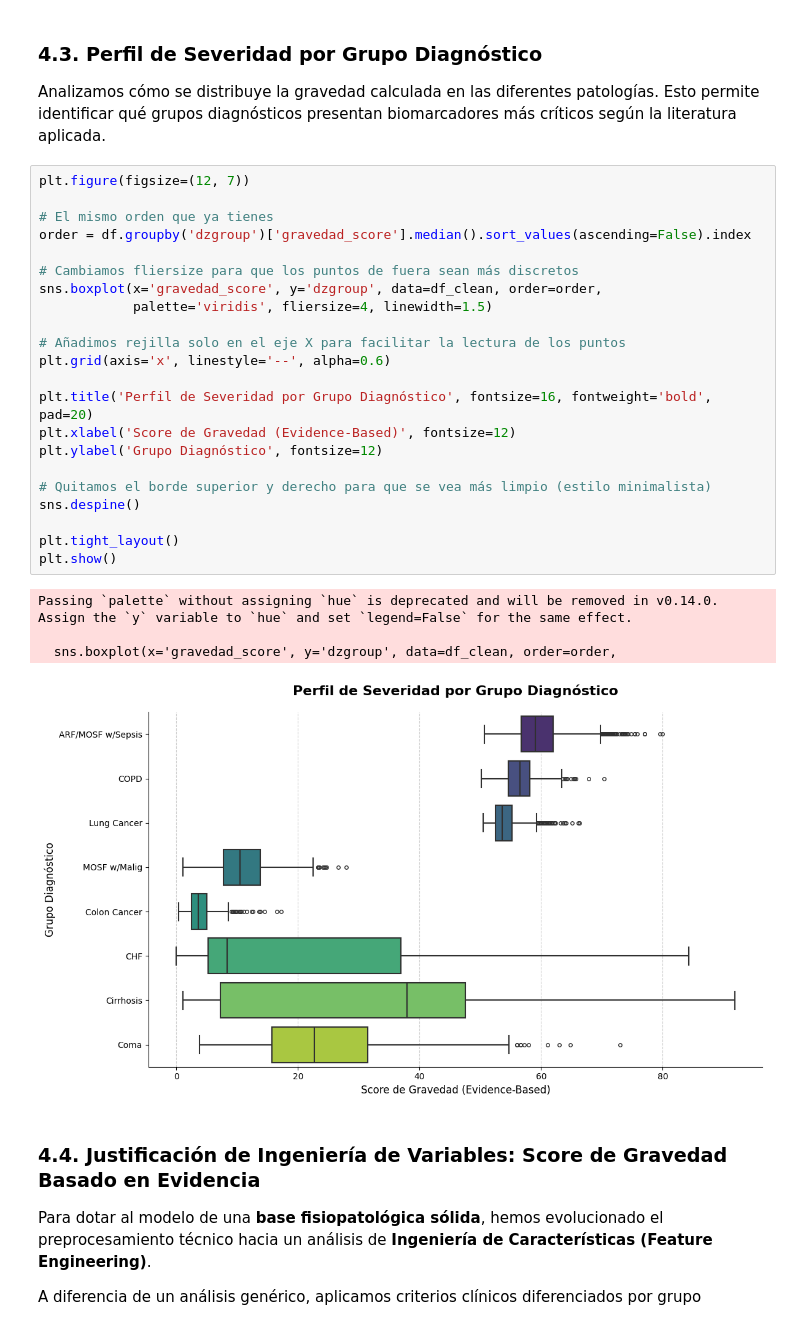
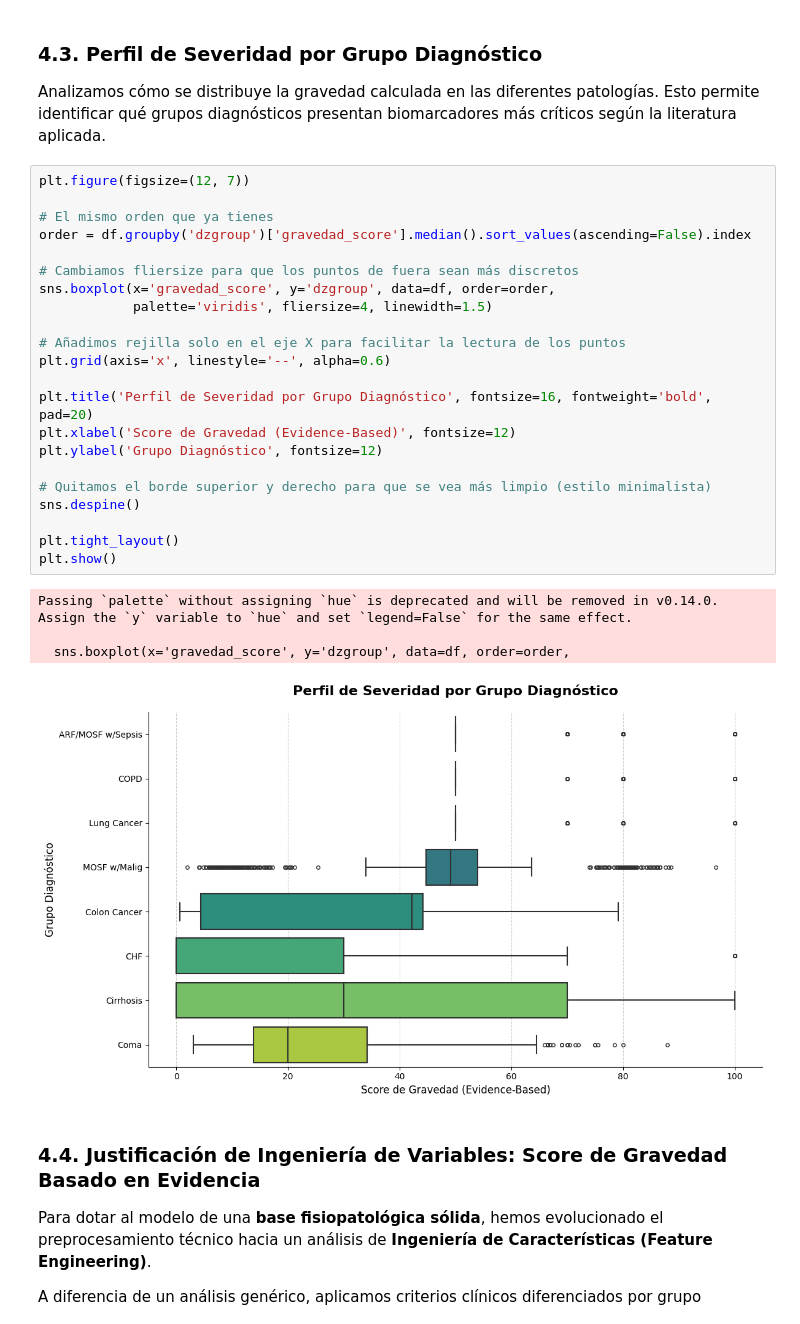
Before and after one commit to nrapun/proyecto_AA, a Jupyter notebook: notebook_proyectoAA.ipynb, the cells around one changed output. Saved outputs shown, nothing was run; the diff lists cells and outputs as text.

```diff
--- a/notebook_proyectoAA.ipynb
+++ b/notebook_proyectoAA.ipynb
@@ -423,30 +434,30 @@ Analizamos cómo se distribuye la gravedad calculada en las diferentes patologí
 # %%
 plt.figure(figsize=(12, 7))
 
 # El mismo orden que ya tienes
 order = df.groupby('dzgroup')['gravedad_score'].median().sort_values(ascending=False).index
 
 # Cambiamos fliersize para que los puntos de fuera sean más discretos
-sns.boxplot(x='gravedad_score', y='dzgroup', data=df_clean, order=order,
+sns.boxplot(x='gravedad_score', y='dzgroup', data=df, order=order,
             palette='viridis', fliersize=4, linewidth=1.5)
 
 # Añadimos rejilla solo en el eje X para facilitar la lectura de los puntos
 plt.grid(axis='x', linestyle='--', alpha=0.6)
 
 plt.title('Perfil de Severidad por Grupo Diagnóstico', fontsize=16, fontweight='bold', pad=20)
 plt.xlabel('Score de Gravedad (Evidence-Based)', fontsize=12)
 plt.ylabel('Grupo Diagnóstico', fontsize=12)
 
 # Quitamos el borde superior y derecho para que se vea más limpio (estilo minimalista)
 sns.despine()
 
 plt.tight_layout()
 plt.show()
 # %% [output]
 Passing `palette` without assigning `hue` is deprecated and will be removed in v0.14.0. Assign the `y` variable to `hue` and set `legend=False` for the same effect.
 
-  sns.boxplot(x='gravedad_score', y='dzgroup', data=df_clean, order=order,
+  sns.boxplot(x='gravedad_score', y='dzgroup', data=df, order=order,
-[figure, old version]
+[figure, new version]
 # %% [markdown]
 ### 4.4. Justificación de Ingeniería de Variables: Score de Gravedad Basado en Evidencia
 
```
Also changed, not shown: parts of 7 cells of this notebook.
